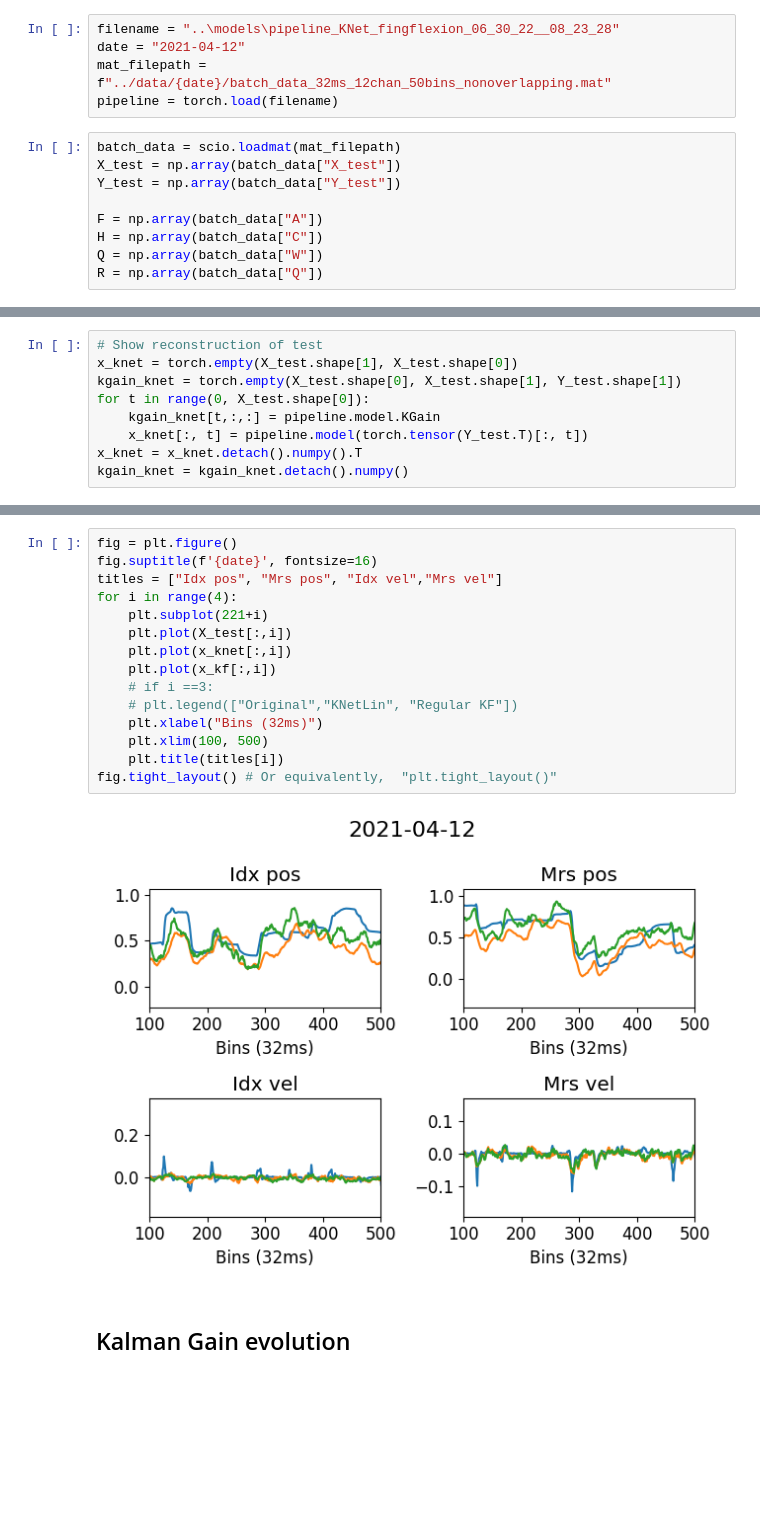
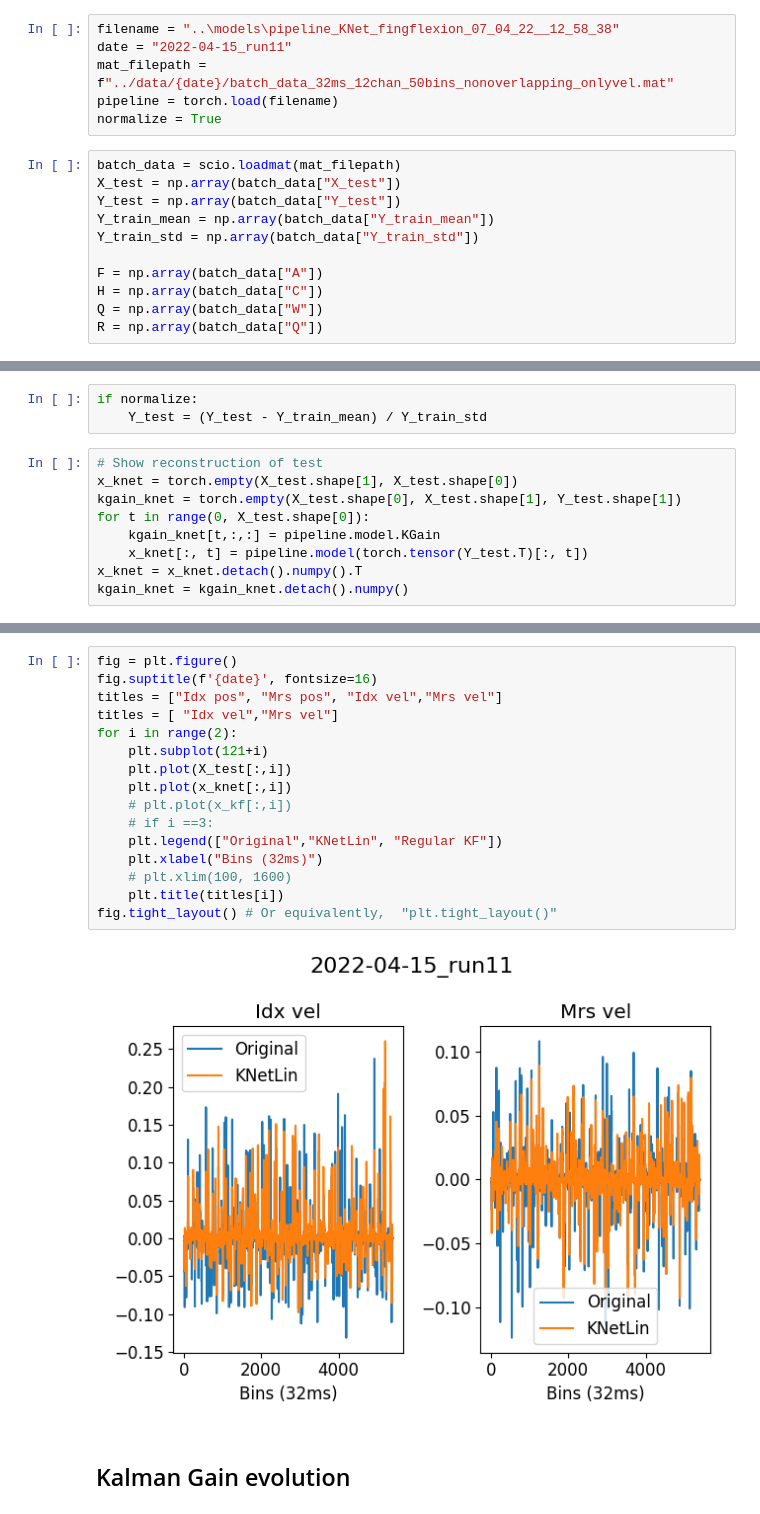
Before and after one commit to JapmanGill/BIOMEDE-517-Project, a Jupyter notebook: evaluation/evaluate_linear_ff.ipynb, the cells around one changed output, grey strips where cells are left out. Cells and saved outputs as stored; diff of their text form; blank space fills up the shorter version.

```diff
--- a/evaluation/evaluate_linear_ff.ipynb
+++ b/evaluation/evaluate_linear_ff.ipynb
@@ -34,13 +34,16 @@ def kalman_filter(x0, X, Y,A,C,Q,W):
     return x_values, kgain
 # %%
-filename = "..\models\pipeline_KNet_fingflexion_06_30_22__08_23_28"
-date = "2021-04-12"
-mat_filepath = f"../data/{date}/batch_data_32ms_12chan_50bins_nonoverlapping.mat"
+filename = "..\models\pipeline_KNet_fingflexion_07_04_22__12_58_38"
+date = "2022-04-15_run11"
+mat_filepath = f"../data/{date}/batch_data_32ms_12chan_50bins_nonoverlapping_onlyvel.mat"
 pipeline = torch.load(filename)
+normalize = True
 # %%
 batch_data = scio.loadmat(mat_filepath)
 X_test = np.array(batch_data["X_test"])
 Y_test = np.array(batch_data["Y_test"])
+Y_train_mean = np.array(batch_data["Y_train_mean"])
+Y_train_std = np.array(batch_data["Y_train_std"])
 
 F = np.array(batch_data["A"])
 H = np.array(batch_data["C"])
@@ -67,3 +68,6 @@ X_test.shape, Y_test.shape
+# %%
+if normalize:
+    Y_test = (Y_test - Y_train_mean) / Y_train_std
 # %%
 # Show reconstruction of test
 x_knet = torch.empty(X_test.shape[1], X_test.shape[0])
@@ -86,20 +90,21 @@ np.mean(corr[:2]), np.mean(corr[2:])
 # %%
 fig = plt.figure()
 fig.suptitle(f'{date}', fontsize=16)
 titles = ["Idx pos", "Mrs pos", "Idx vel","Mrs vel"]
-for i in range(4):
-    plt.subplot(221+i)
+titles = [ "Idx vel","Mrs vel"]
+for i in range(2):
+    plt.subplot(121+i)
     plt.plot(X_test[:,i])
     plt.plot(x_knet[:,i])
-    plt.plot(x_kf[:,i])
+    # plt.plot(x_kf[:,i])
     # if i ==3:
-    # plt.legend(["Original","KNetLin", "Regular KF"])
+    plt.legend(["Original","KNetLin", "Regular KF"])
     plt.xlabel("Bins (32ms)")
-    plt.xlim(100, 500)
+    # plt.xlim(100, 1600)
     plt.title(titles[i])
 fig.tight_layout() # Or equivalently,  "plt.tight_layout()"
 # %% [output]
-[figure, old version]
+[figure, new version]
 # %% [markdown]
 ## Kalman Gain evolution
 # %%
```
Also changed, not shown: parts of 10 cells of this notebook, 14 other files.
